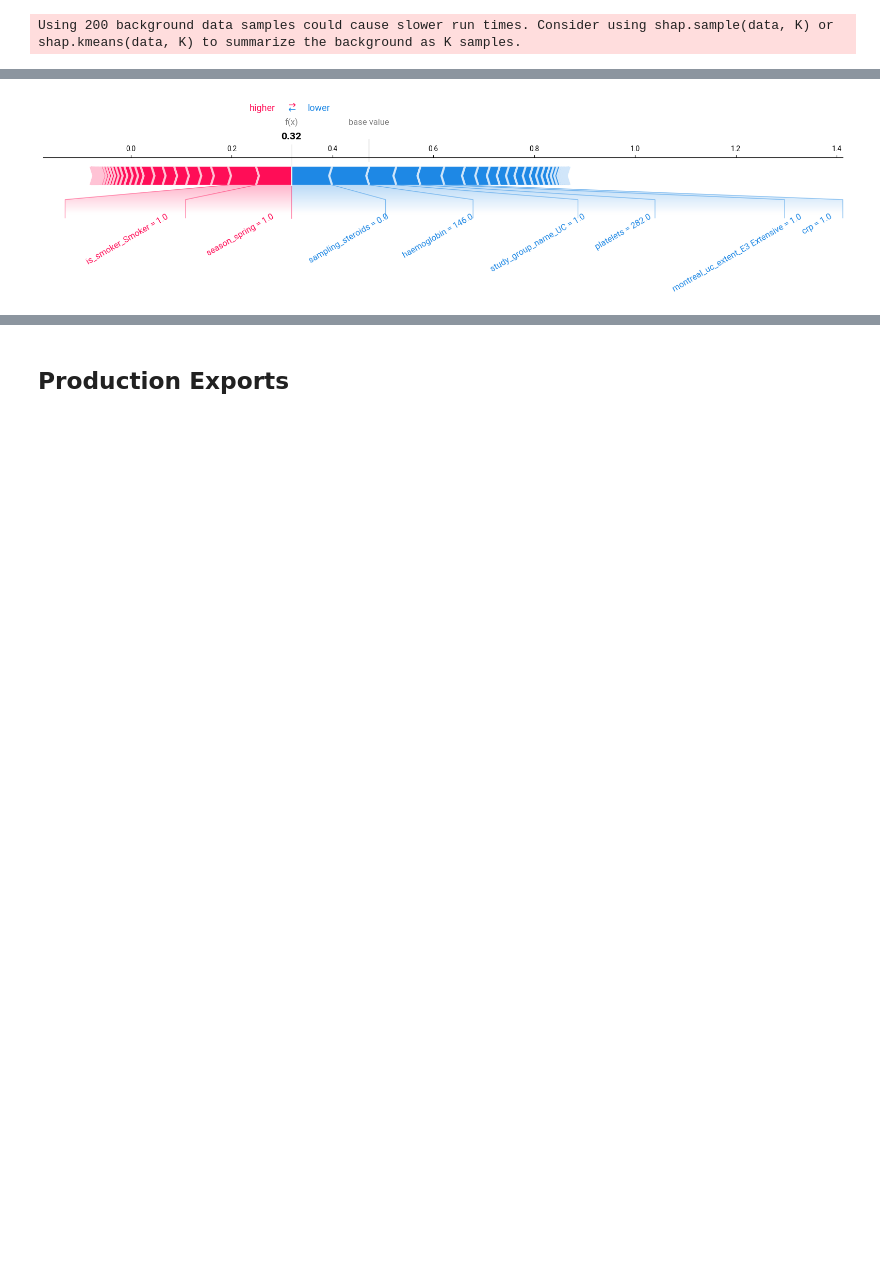
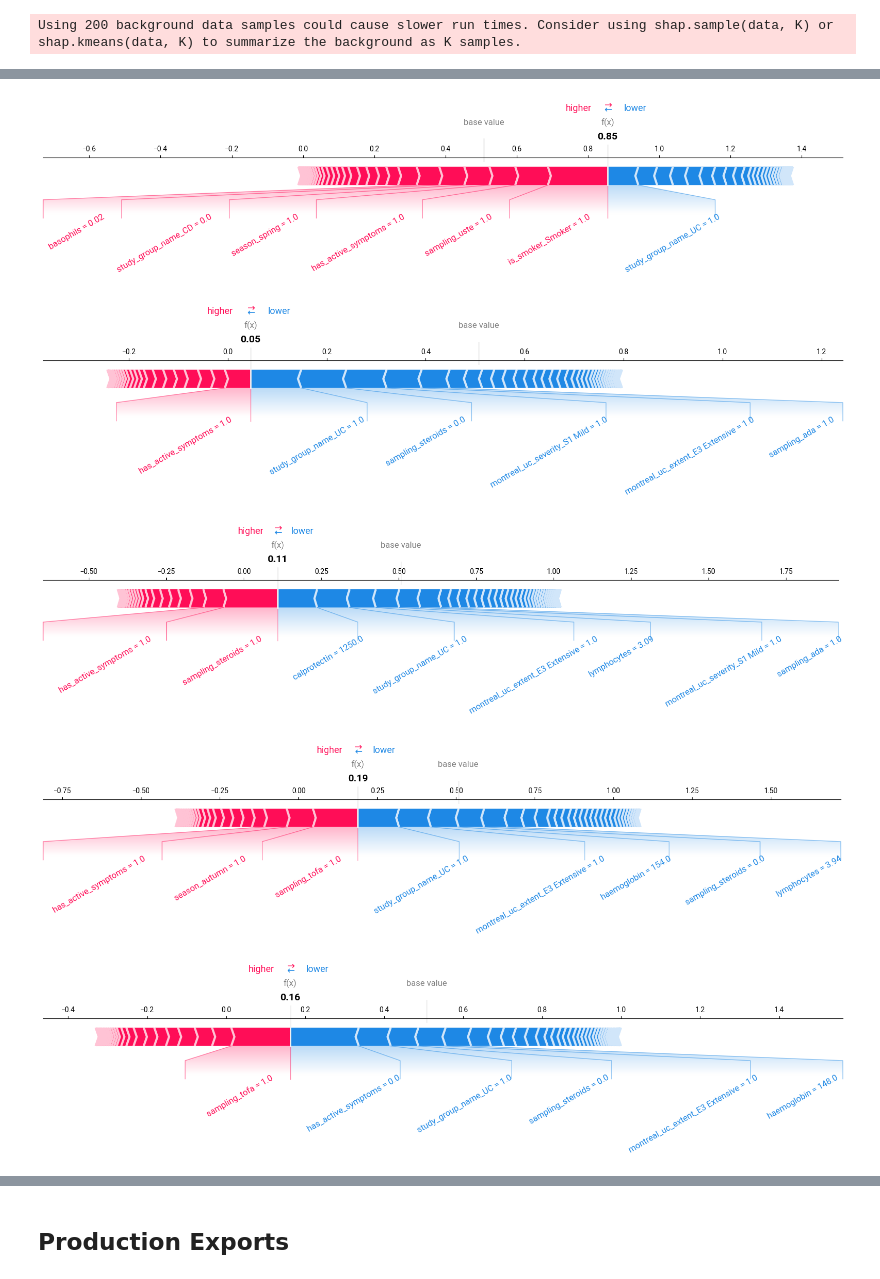
Before and after one commit to 1-gut/machine_learning_for_ibd_fatigue, a Jupyter notebook: 3_dnn.ipynb, the cells around one changed output, grey strips where cells are left out. Drawn from its saved outputs; the diff is of its cells as text; code cells hidden in the pictures; blank space fills up the shorter version.

```diff
--- a/3_dnn.ipynb
+++ b/3_dnn.ipynb
@@ -135,10 +141,10 @@ X_val[numerical_features] = unified_scaler.transform(X_val[numerical_features])
 # %%
 model = keras.Sequential(
     [
-        layers.Dense(320, activation="relu"),
-        layers.Dropout(0.3),
-        layers.Dense(320, activation="relu"),
-        layers.Dropout(0.3),
+        layers.Dense(324, activation="relu"),
+        layers.Dropout(0.1),
+        layers.Dense(100, activation="relu"),
+        layers.Dropout(0.4),
         layers.Dense(1, activation="sigmoid"),
     ]
 )
@@ -246,9 +268,6 @@ AUC: 0.859591584158416
 # %%
 np.savetxt(output_path + "dnn_fpr.txt", fpr)
 np.savetxt(output_path + "dnn_tpr.txt", tpr)
-
-with open(output_path + "dnn_auc.txt", "w") as f:
-    f.write(str(test_auc))
 # %%
 plot_roc_curve(fpr, tpr, test_auc, output_path, file_prefix)
 # %% [output]
@@ -278,5 +311,7 @@ print(X_test_clean_columns)
 # %%
-explainer = shap.KernelExplainer(model, shap.sample(X_train, 200))
+explainer = shap.KernelExplainer(
+    model, shap.sample(X_train, 200, random_state=random_seed)
+)
 shap_values = explainer.shap_values(X_test)
 # %% [output]
 Using 200 background data samples could cause slower run times. Consider using shap.sample(data, K) or shap.kmeans(data, K) to summarize the background as K samples.
@@ -334,17 +400,40 @@ X_test_reverted[numerical_features] = X_test_reverted[numerical_features].round(
+# %%
+correct_predictions = outcomes[outcomes["true"] == outcomes["predicted"]]
+correct_predictions = correct_predictions.join(X_test_reverted)
+incorrect_predictions = outcomes[outcomes["true"] != outcomes["predicted"]]
+incorrect_predictions = incorrect_predictions.join(X_test_reverted)
+
+incorrect_predictions.to_csv(output_path + "incorrect_predictions.csv", index=False)
+correct_predictions.to_csv(output_path + "correct_predictions.csv", index=False)
 # %%
-for i in range(1):
+shap_values_correct_predictions = pd.DataFrame(shap_values_class_1, index=y_test.index)
+shap_values_correct_predictions = shap_values_correct_predictions.loc[
+    correct_predictions.index
+]
+shap_values_correct_predictions = shap_values_correct_predictions.to_numpy()
+X_test_reverted_correct_predictions = X_test_reverted.loc[correct_predictions.index]
+X_test_reverted_correct_predictions.reset_index(inplace=True)
+X_test_reverted_correct_predictions.drop(columns=["index"], inplace=True)
+
+number_of_incorrect_predictions = 5  # len(shap_values_incorrect_predictions) # Uncomment to run all incorrect predictions
+
+for i in range(number_of_incorrect_predictions):
     shap.force_plot(
         explainer.expected_value[0],
-        shap_values_class_1[i],
-        X_test_reverted.iloc[i],
+        shap_values_correct_predictions[i],
+        X_test_reverted_correct_predictions.iloc[i],
         matplotlib=True,
         contribution_threshold=0.05,
         text_rotation=30,
         show=False,
     )
 
-    save_path = f"{output_path}forceplot_{i}.png"
+    save_path = f"{output_path}forceplot_correct_{i}.png"
     plt.savefig(save_path, dpi=150, bbox_inches="tight")
     plt.show()
 # %% [output]
-[figure, old version]
+[figure, new version]
+[figure, added]
+[figure, added]
+[figure, added]
+[figure, added]
```
Also changed, not shown: parts of 29 cells of this notebook, 50 other files.
